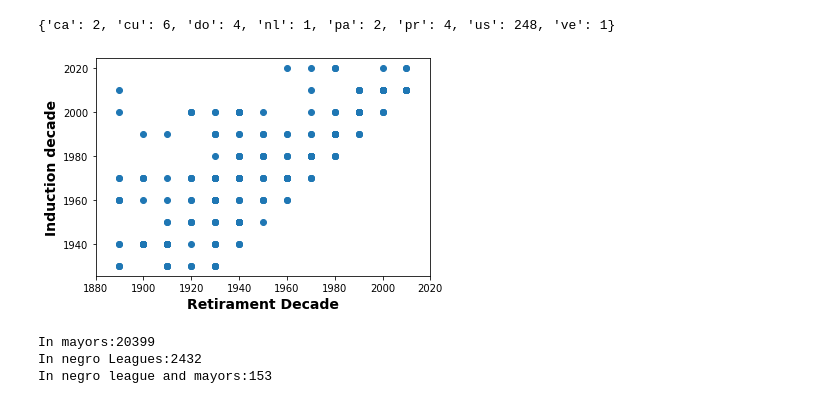
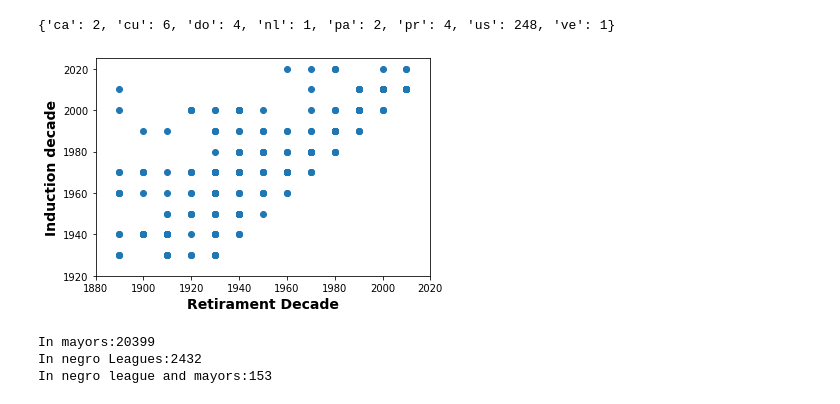
Before and after one commit to abel1927/DJ-MLB-Hall-Fame, a Jupyter notebook: Analysis/explore_data.ipynb, the cells around one changed output. Drawn from its saved outputs; the diff is of its cells as text; code cells hidden in the pictures.

Commit message:
add: visualizing stats

```diff
--- a/Analysis/explore_data.ipynb
+++ b/Analysis/explore_data.ipynb
@@ -48,7 +48,9 @@ for p_id in players_mlb.keys():
     if p_t == 1:
         all_pitchers[p_id] = player
     elif p_t == 2:
-        all_batters[p_id] = player
+        b_stats = player['batter_stats']
+        if len(b_stats) != 0:
+            all_batters[p_id] = player
     if player['play_in_mayors']:
         in_mayors+=1
     if player['play_in_negro_league']:
@@ -186,12 +188,13 @@ pprint(hof_nationality)
 # %%
 fig, ax = plt.subplots()
 ax.scatter(x=retirament_decade_list, y =induction_decade_list)
 ax.set_xlabel("Retirament Decade", fontdict = {'fontsize':14, 'fontweight':'bold'})
+ax.set_ylim([1920,2025])
 ax.set_xlim([1880, 2020])
 ax.set_ylabel("Induction decade", fontdict = {'fontsize':14, 'fontweight':'bold'})
 plt.show()
 # %% [output]
-[figure, old version]
+[figure, new version]
 # %%
 print(f"In mayors:{in_mayors}")
 print(f"In negro Leagues:{in_negro_league}")
```
Also changed, not shown: parts of 7 cells of this notebook, 2 other files.
